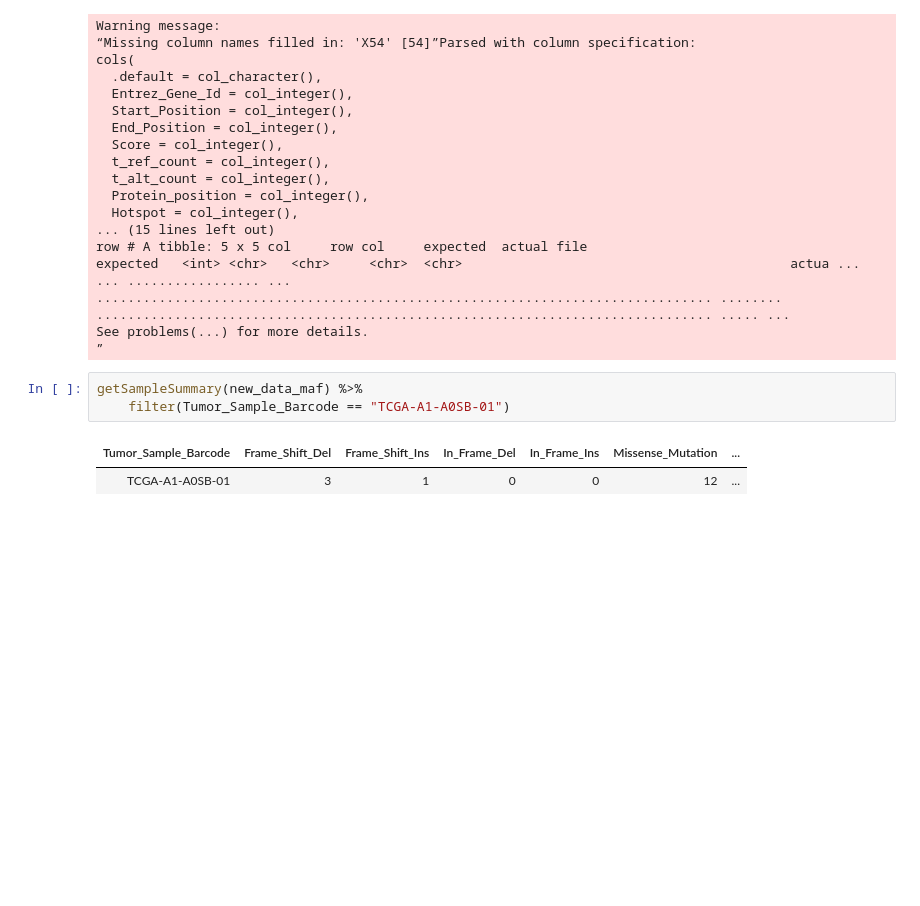
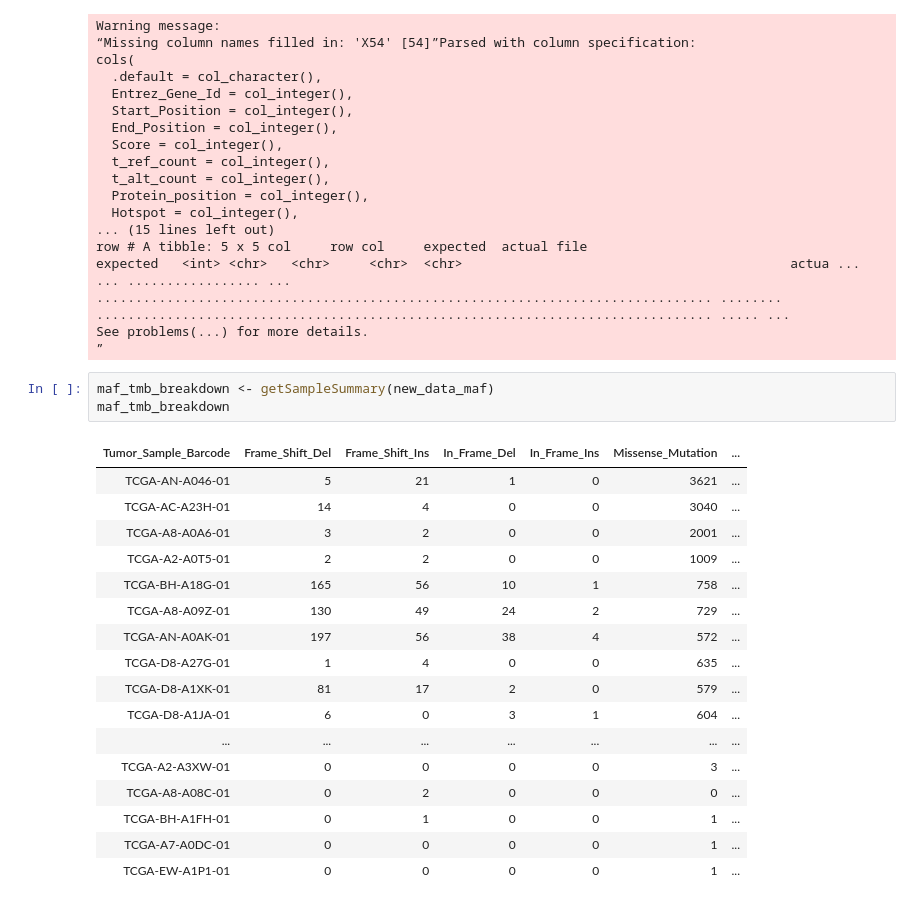
Before and after one commit to cobrbra/ccg, a Jupyter notebook: TMB_Calculator.ipynb, the cells around one changed output. Saved outputs shown, nothing was run; the diff lists cells and outputs as text; blank space fills up the shorter version.

```diff
--- a/TMB_Calculator.ipynb
+++ b/TMB_Calculator.ipynb
@@ -291,10 +288,25 @@ row # A tibble: 5 x 5 col     row col     expected  actual file
 ... ................. ... ............................................................................... ........ ............................................................................... ..... ...
 See problems(...) for more details.
 ”
-# %%
-getSampleSummary(new_data_maf) %>%
-    filter(Tumor_Sample_Barcode == "TCGA-A1-A0SB-01")
-# %% [output]
-| Tumor_Sample_Barcode | Frame_Shift_Del | Frame_Shift_Ins | In_Frame_Del | In_Frame_Ins | Missense_Mutation | ... |
-| TCGA-A1-A0SB-01 | 3 | 1 | 0 | 0 | 12 | ... |
+# %%
+maf_tmb_breakdown <- getSampleSummary(new_data_maf)
+maf_tmb_breakdown
+# %% [output]
+| Tumor_Sample_Barcode | Frame_Shift_Del | Frame_Shift_Ins | In_Frame_Del | In_Frame_Ins | Missense_Mutation | ... |
+| TCGA-AN-A046-01 | 5 | 21 | 1 | 0 | 3621 | ... |
+| TCGA-AC-A23H-01 | 14 | 4 | 0 | 0 | 3040 | ... |
+| TCGA-A8-A0A6-01 | 3 | 2 | 0 | 0 | 2001 | ... |
+| TCGA-A2-A0T5-01 | 2 | 2 | 0 | 0 | 1009 | ... |
+| TCGA-BH-A18G-01 | 165 | 56 | 10 | 1 | 758 | ... |
+| TCGA-A8-A09Z-01 | 130 | 49 | 24 | 2 | 729 | ... |
+| TCGA-AN-A0AK-01 | 197 | 56 | 38 | 4 | 572 | ... |
+| TCGA-D8-A27G-01 | 1 | 4 | 0 | 0 | 635 | ... |
+| TCGA-D8-A1XK-01 | 81 | 17 | 2 | 0 | 579 | ... |
+| TCGA-D8-A1JA-01 | 6 | 0 | 3 | 1 | 604 | ... |
+| ... | ... | ... | ... | ... | ... | ... |
+| TCGA-A2-A3XW-01 | 0 | 0 | 0 | 0 | 3 | ... |
+| TCGA-A8-A08C-01 | 0 | 2 | 0 | 0 | 0 | ... |
+| TCGA-BH-A1FH-01 | 0 | 1 | 0 | 0 | 1 | ... |
+| TCGA-A7-A0DC-01 | 0 | 0 | 0 | 0 | 1 | ... |
+| TCGA-EW-A1P1-01 | 0 | 0 | 0 | 0 | 1 | ... |
 # %%
```
Also changed, not shown: parts of 11 cells of this notebook.
